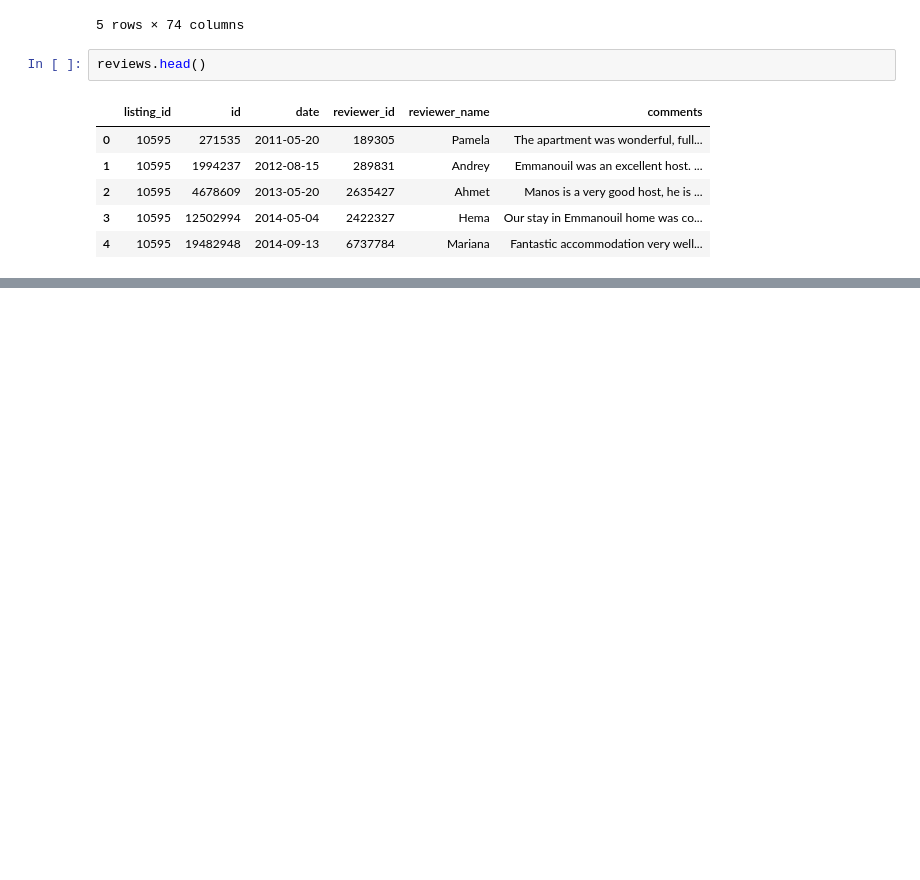
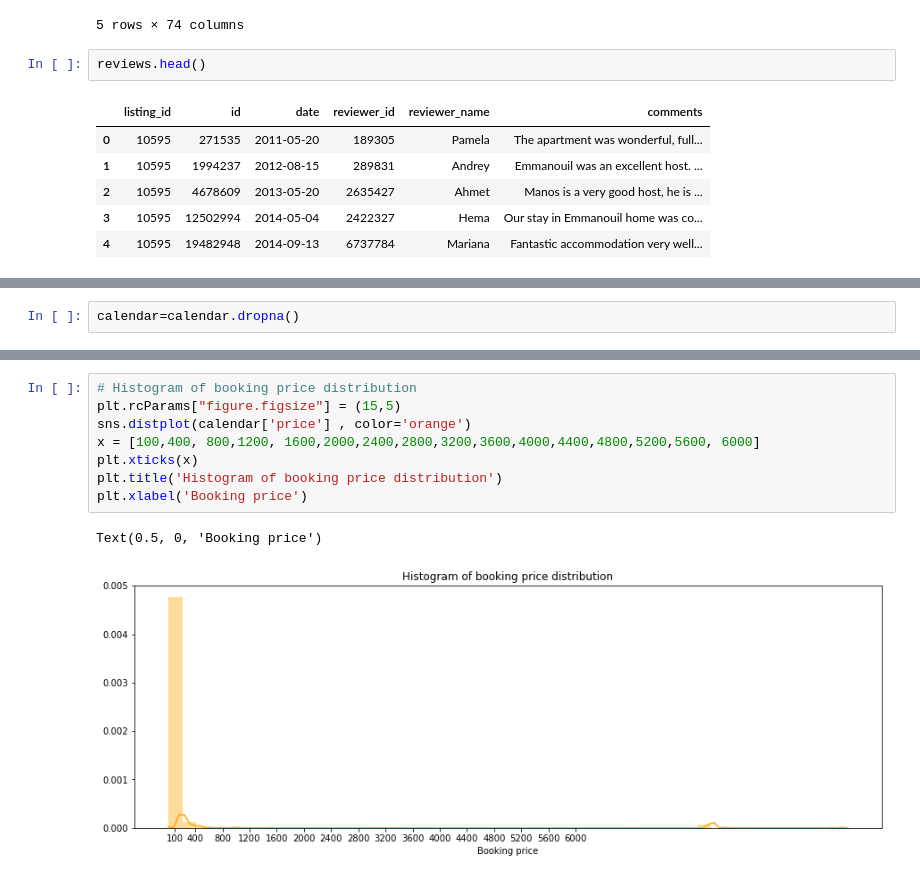
Before and after one commit to Mahi0411/Athens-Airbnb, a Jupyter notebook: Athens Airbnb.ipynb, the cells around one changed output, grey strips where cells are left out. Saved outputs shown, nothing was run; the diff lists cells and outputs as text; blank space fills up the shorter version.

```diff
--- a/Athens Airbnb.ipynb
+++ b/Athens Airbnb.ipynb
@@ -58,0 +86,2 @@ memory usage: 187.9+ MB
+# %%
+calendar=calendar.dropna()
@@ -58,0 +179,11 @@ memory usage: 187.9+ MB
+# %%
+# Histogram of booking price distribution
+plt.rcParams["figure.figsize"] = (15,5)
+sns.distplot(calendar['price'] , color='orange')
+x = [100,400, 800,1200, 1600,2000,2400,2800,3200,3600,4000,4400,4800,5200,5600, 6000]
+plt.xticks(x)
+plt.title('Histogram of booking price distribution')
+plt.xlabel('Booking price')
+# %% [output]
+Text(0.5, 0, 'Booking price')
+[figure, added]
```
Also changed, not shown: parts of 78 cells of this notebook.
